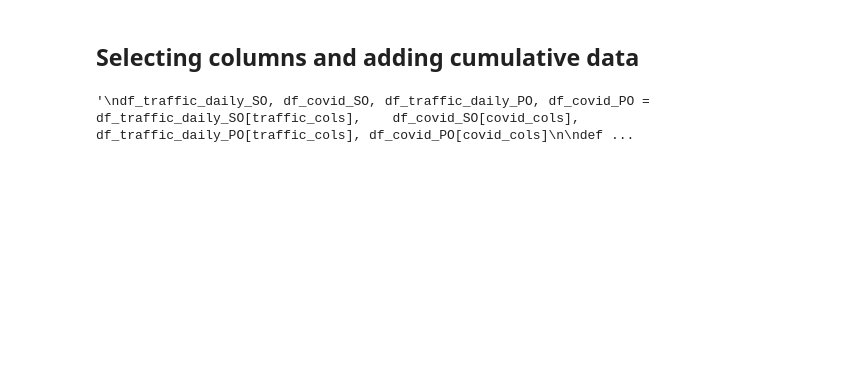
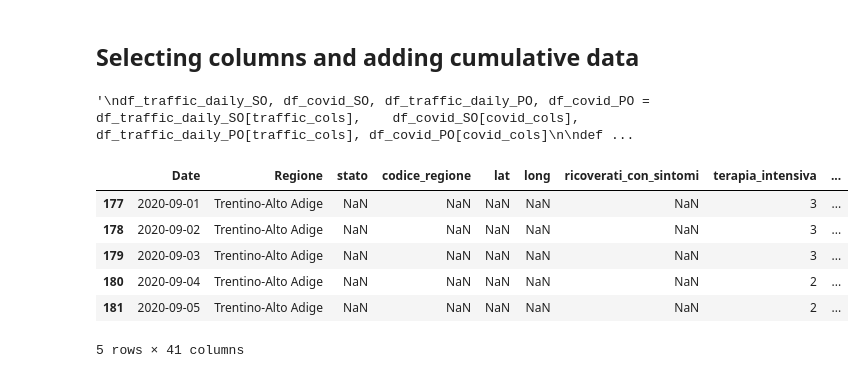
Before and after one commit to filipkrasniqi/networkcovid, a Jupyter notebook: Filip/Covid.ipynb, the cells around one changed output. Cells and saved outputs as stored; diff of their text form; code cells hidden in the pictures; blank space fills up the shorter version.

```diff
--- a/Filip/Covid.ipynb
+++ b/Filip/Covid.ipynb
@@ -218,3 +198,13 @@ def fixMissingCovid(df, col="%pos"):
     return df
 
 df_covid_PO, df_covid_SO = fixMissingCovid(df_covid_PO), fixMissingCovid(df_covid_SO)
+# %%
+df_covid_SO.head()
+# %% [output]
+|  | Date | Regione | stato | codice_regione | lat | long | ricoverati_con_sintomi | terapia_intensiva | ... |
+| 177 | 2020-09-01 | Trentino-Alto Adige | NaN | NaN | NaN | NaN | NaN | 3 | ... |
+| 178 | 2020-09-02 | Trentino-Alto Adige | NaN | NaN | NaN | NaN | NaN | 3 | ... |
+| 179 | 2020-09-03 | Trentino-Alto Adige | NaN | NaN | NaN | NaN | NaN | 3 | ... |
+| 180 | 2020-09-04 | Trentino-Alto Adige | NaN | NaN | NaN | NaN | NaN | 2 | ... |
+| 181 | 2020-09-05 | Trentino-Alto Adige | NaN | NaN | NaN | NaN | NaN | 2 | ... |
+5 rows × 41 columns
```
Also changed, not shown: parts of 17 cells of this notebook, 4 other files.
